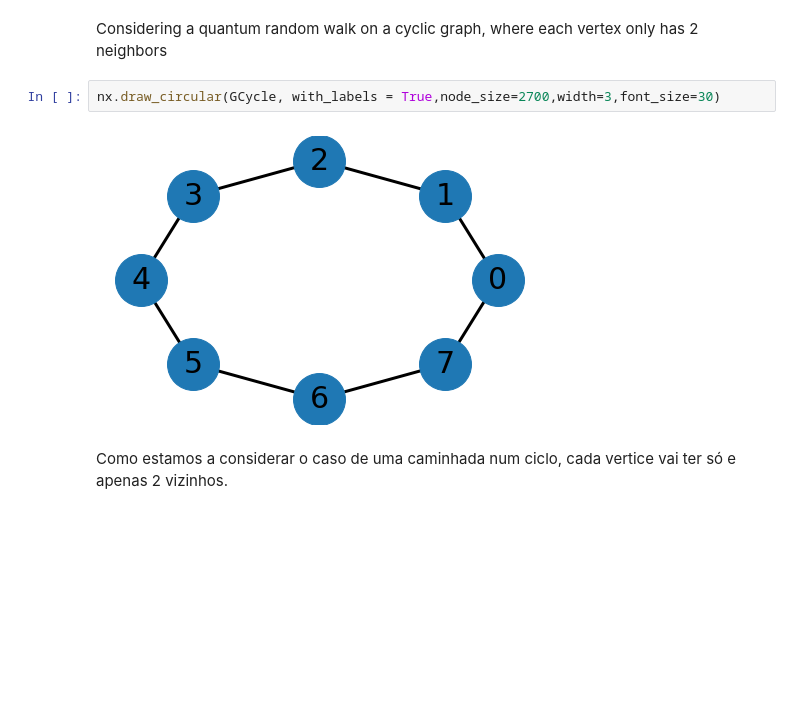
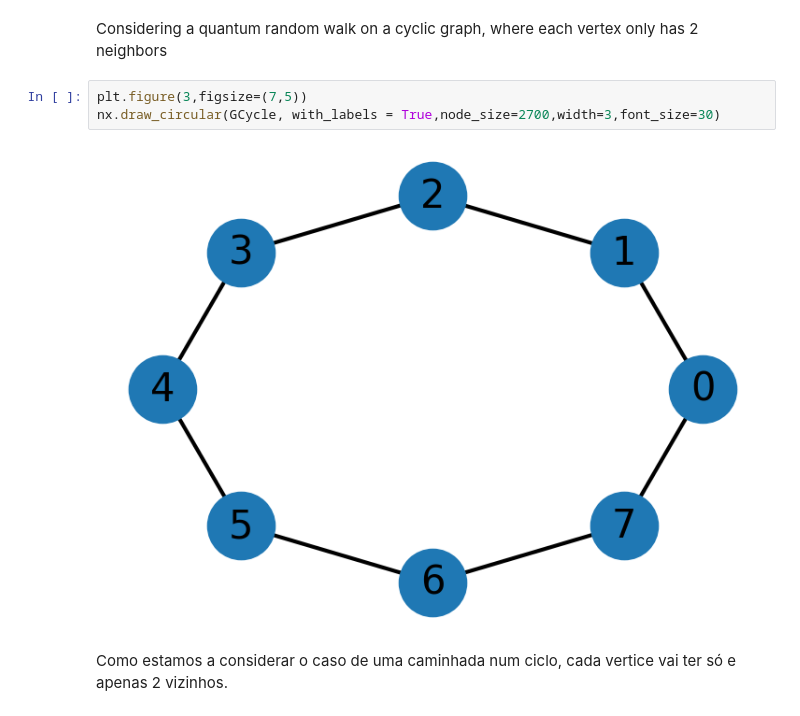
Before and after one commit to JaimePSantos/Dissertation-Tex-Code, a Jupyter notebook: Presentation/pres.ipynb, the cells around one changed output. Drawn from its saved outputs; the diff is of its cells as text; blank space fills up the shorter version.

```diff
--- a/Presentation/pres.ipynb
+++ b/Presentation/pres.ipynb
@@ -252,9 +250,10 @@ No entanto, como o sistema pode estar numa sobreposiçao de estados, vai existir
 # %% [markdown]
 Considering a quantum random walk on a cyclic graph, where each vertex only has 2 neighbors
 # %%
+plt.figure(3,figsize=(7,5))
 nx.draw_circular(GCycle, with_labels = True,node_size=2700,width=3,font_size=30)
 # %% [output]
-[figure, old version]
+[figure, new version]
 # %% [markdown]
 Como estamos a considerar o caso de uma caminhada num ciclo, cada vertice vai ter só e apenas 2 vizinhos.
 # %% [markdown]
```
Also changed, not shown: parts of 3 cells of this notebook.
